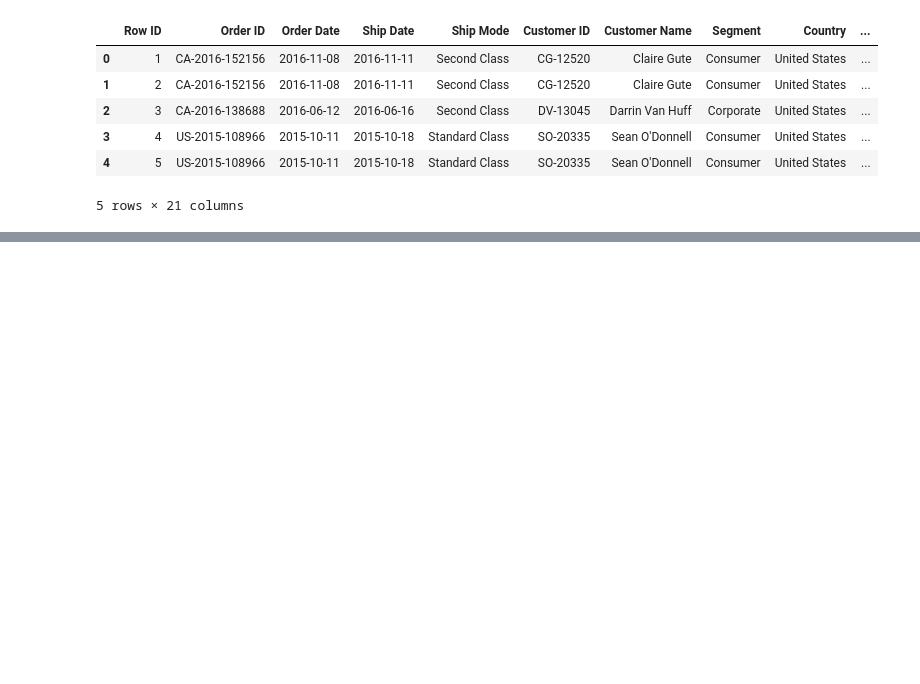
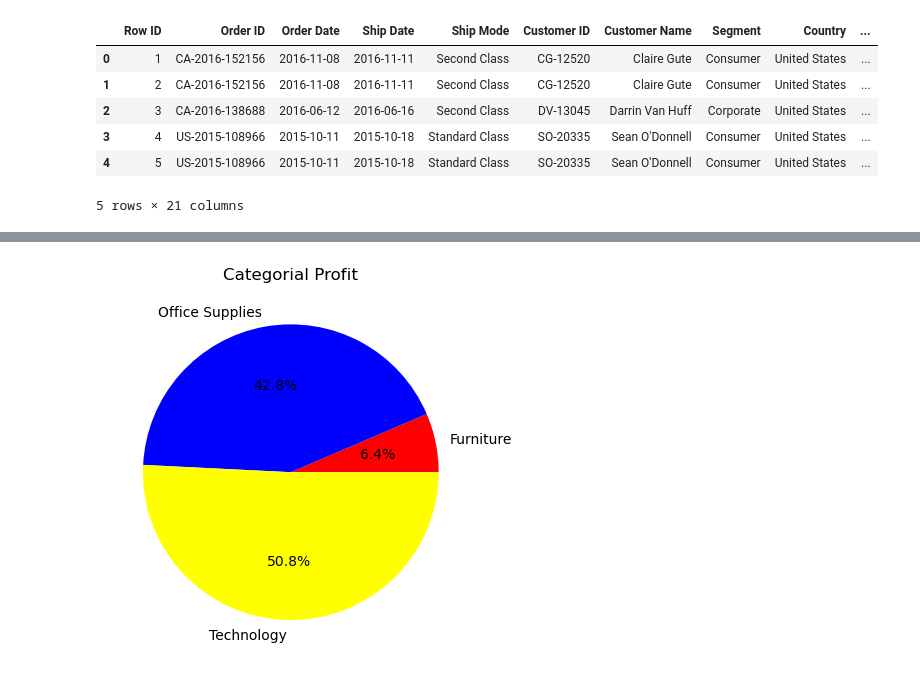
Before and after one commit to Gabby1937/Super_Store_Analysis, a Jupyter notebook: SuperStoreAnalysis.ipynb, the cells around one changed output, grey strips where cells are left out. Cells and saved outputs as stored; diff of their text form; code cells hidden in the pictures; blank space fills up the shorter version.

Commit message:
Profit Analysis on Different Sections

```diff
--- a/SuperStoreAnalysis.ipynb
+++ b/SuperStoreAnalysis.ipynb
@@ -13,3 +13,7 @@ data.head()
 | 3 | 4 | US-2015-108966 | 2015-10-11 | 2015-10-18 | Standard Class | SO-20335 | Sean O'Donnell | Consumer | United States | ... |
 | 4 | 5 | US-2015-108966 | 2015-10-11 | 2015-10-18 | Standard Class | SO-20335 | Sean O'Donnell | Consumer | United States | ... |
 5 rows × 21 columns
+# %%
+categories = data.groupby(by="Category").sum()
+
+categories
@@ -15,0 +26,10 @@ data.head()
+# %%
+value = categories.Profit
+label = categories.Profit.index
+# %%
+plt.pie(value, labels=label,colors=["red", "blue", "yellow"], autopct="%1.1f%%")
+
+plt.title("Categorial Profit")
+plt.show()
+# %% [output]
+[figure, added]
```
Also changed, not shown: parts of 10 cells of this notebook.
